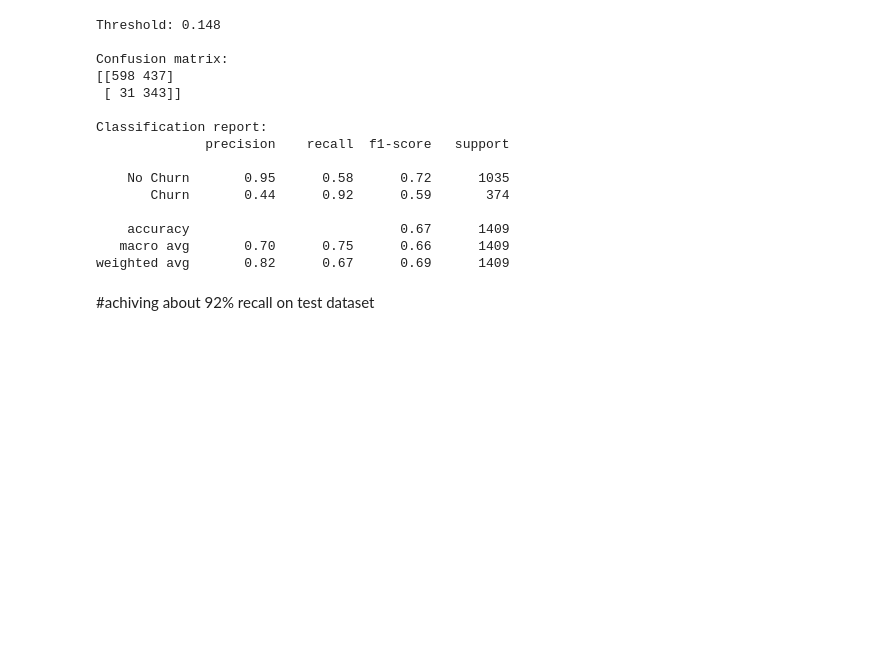
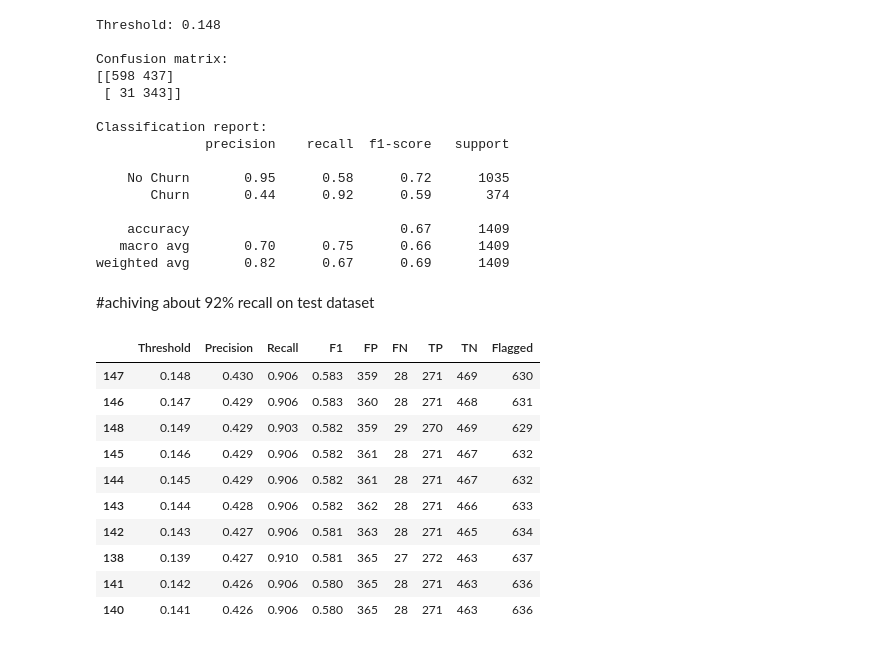
Before and after one commit to dekatii/telco-customer-churn-ml, a Jupyter notebook: notebooks/01_data_exploration.ipynb, the cells around one changed output. Drawn from its saved outputs; the diff is of its cells as text; code cells hidden in the pictures; blank space fills up the shorter version.

```diff
--- a/notebooks/01_data_exploration.ipynb
+++ b/notebooks/01_data_exploration.ipynb
@@ -933,3 +933,31 @@ Classification report:
 weighted avg       0.82      0.67      0.69      1409
 # %% [markdown]
 #achiving about 92% recall on test dataset
+# %%
+eligible = threshold_results[
+    threshold_results["Recall"] >= 0.90
+].copy()
+
+eligible = eligible.sort_values(
+    ["Precision", "Flagged", "Threshold"],
+    ascending=[False, True, False]
+)
+
+display(
+    eligible[
+        ["Threshold", "Precision", "Recall", "F1",
+         "FP", "FN", "TP", "TN", "Flagged"]
+    ].head(10).round(3)
+)
+# %% [output]
+|  | Threshold | Precision | Recall | F1 | FP | FN | TP | TN | Flagged |
+| 147 | 0.148 | 0.430 | 0.906 | 0.583 | 359 | 28 | 271 | 469 | 630 |
+| 146 | 0.147 | 0.429 | 0.906 | 0.583 | 360 | 28 | 271 | 468 | 631 |
+| 148 | 0.149 | 0.429 | 0.903 | 0.582 | 359 | 29 | 270 | 469 | 629 |
+| 145 | 0.146 | 0.429 | 0.906 | 0.582 | 361 | 28 | 271 | 467 | 632 |
+| 144 | 0.145 | 0.429 | 0.906 | 0.582 | 361 | 28 | 271 | 467 | 632 |
+| 143 | 0.144 | 0.428 | 0.906 | 0.582 | 362 | 28 | 271 | 466 | 633 |
+| 142 | 0.143 | 0.427 | 0.906 | 0.581 | 363 | 28 | 271 | 465 | 634 |
+| 138 | 0.139 | 0.427 | 0.910 | 0.581 | 365 | 27 | 272 | 463 | 637 |
+| 141 | 0.142 | 0.426 | 0.906 | 0.580 | 365 | 28 | 271 | 463 | 636 |
+| 140 | 0.141 | 0.426 | 0.906 | 0.580 | 365 | 28 | 271 | 463 | 636 |
```
Also changed, not shown: parts of 8 cells of this notebook, 2 other files.
